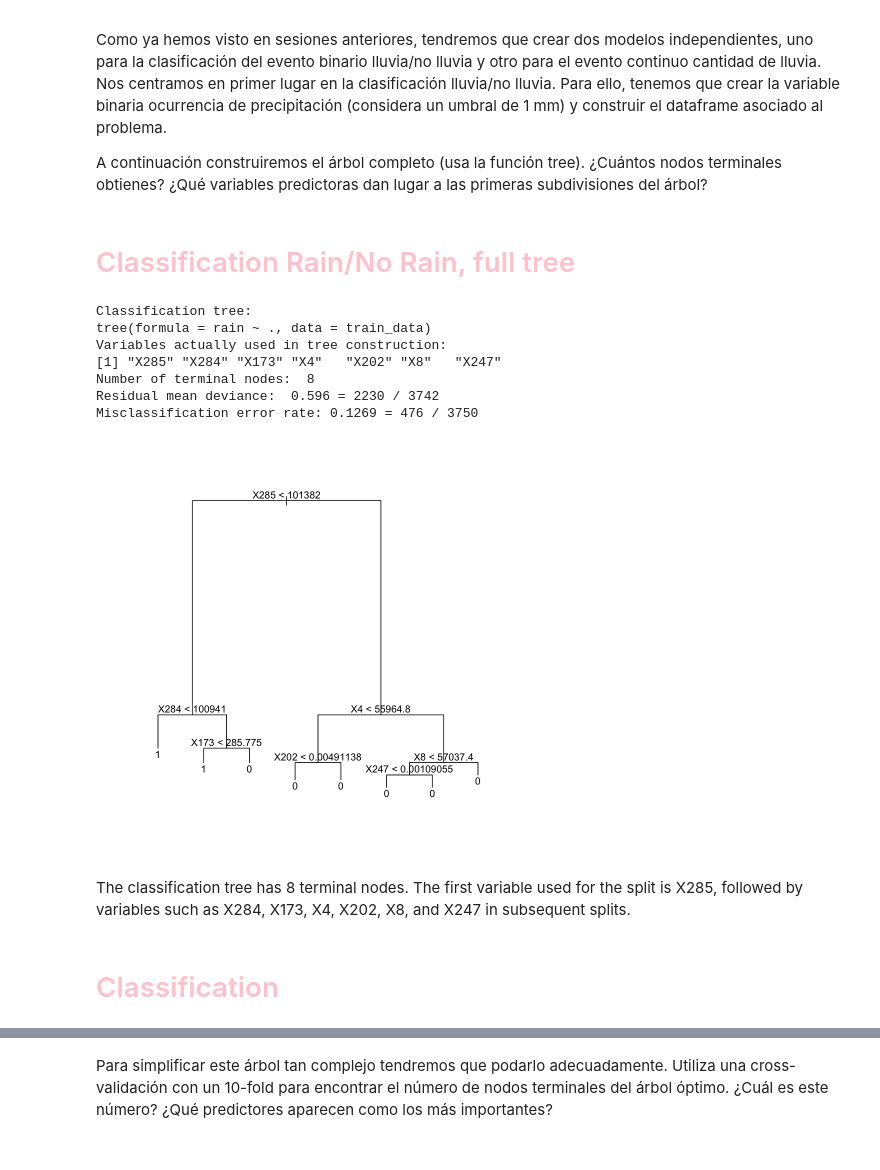
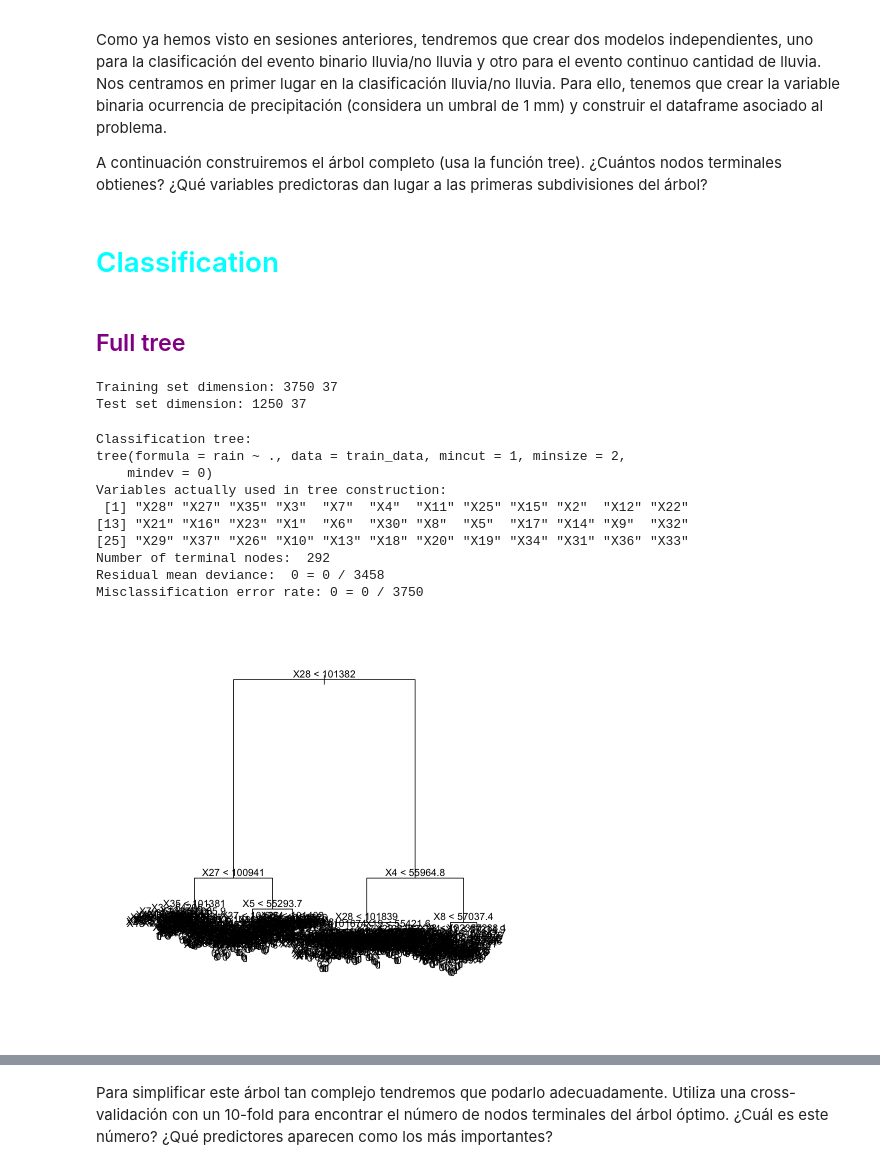
Before and after one commit to claudiavello/data_mining_unican, a Jupyter notebook: Task_3/T03_LAB_Intercomparison.ipynb, the cells around one changed output, grey strips where cells are left out. Saved outputs shown, nothing was run; the diff lists cells and outputs as text; code cells hidden in the pictures.

```diff
--- a/Task_3/T03_LAB_Intercomparison.ipynb
+++ b/Task_3/T03_LAB_Intercomparison.ipynb
@@ -67,10 +65,12 @@ Como ya hemos visto en sesiones anteriores, tendremos que crear dos modelos inde
 
 A continuación construiremos el árbol completo (usa la función tree). ¿Cuántos nodos terminales obtienes? ¿Qué variables predictoras dan lugar a las primeras subdivisiones del árbol?
 # %% [markdown]
-# <font color="pink"> Classification Rain/No Rain, full tree
+# <font color="cyan"> Classification
+# %% [markdown]
+## <font color="purple"> Full tree
 # %%
 # Limit dataset to the first 5000 days
-x_subset <- x[1:5000, ]
+x_subset <- selected_predictors[1:5000, ]
 y_subset <- y[1:5000]
 
 # Create a binary variable: 1 if rain >= 1 mm, 0 otherwise
@@ -89,27 +89,32 @@ y_test <- rain_binary[-train_indices]
 # Combine predictors and binary target into a dataframe
 train_data <- data.frame(rain = factor(y_train), x_train)
 test_data <- data.frame(rain = factor(y_test), x_test)
+
+cat("Training set dimension:", dim(x_train), "\n")
+cat("Test set dimension:", dim(x_test), "\n")
+# %% [output]
+Training set dimension: 3750 37
+Test set dimension: 1250 37
 # %%
 # Build the classification tree
-rain_tree <- tree(rain ~ ., data = train_data)
+binary_tree <- tree(rain ~ ., data = train_data, mincut = 1, minsize = 2, mindev = 0)
 
 # Summary of the tree
-summary(rain_tree)
+summary(binary_tree)
 
 # Plot the tree
 par(bg = "white")
-plot(rain_tree)
-text(rain_tree, pretty = 0)
+plot(binary_tree)
+text(binary_tree, pretty = 0)
 # %% [output]
 Classification tree:
-tree(formula = rain ~ ., data = train_data)
+tree(formula = rain ~ ., data = train_data, mincut = 1, minsize = 2,
+    mindev = 0)
 Variables actually used in tree construction:
-[1] "X285" "X284" "X173" "X4"   "X202" "X8"   "X247"
-Number of terminal nodes:  8
-Residual mean deviance:  0.596 = 2230 / 3742
-Misclassification error rate: 0.1269 = 476 / 3750
+ [1] "X28" "X27" "X35" "X3"  "X7"  "X4"  "X11" "X25" "X15" "X2"  "X12" "X22"
+[13] "X21" "X16" "X23" "X1"  "X6"  "X30" "X8"  "X5"  "X17" "X14" "X9"  "X32"
+[25] "X29" "X37" "X26" "X10" "X13" "X18" "X20" "X19" "X34" "X31" "X36" "X33"
+Number of terminal nodes:  292
+Residual mean deviance:  0 = 0 / 3458
+Misclassification error rate: 0 = 0 / 3750
-[figure, old version]
+[figure, new version]
-# %% [markdown]
-The classification tree has 8 terminal nodes. The first variable used for the split is X285, followed by variables such as X284, X173, X4, X202, X8, and X247 in subsequent splits.
-# %% [markdown]
-# <font color="pink"> Classification
```
Also changed, not shown: parts of 178 cells of this notebook, 5 other files.
